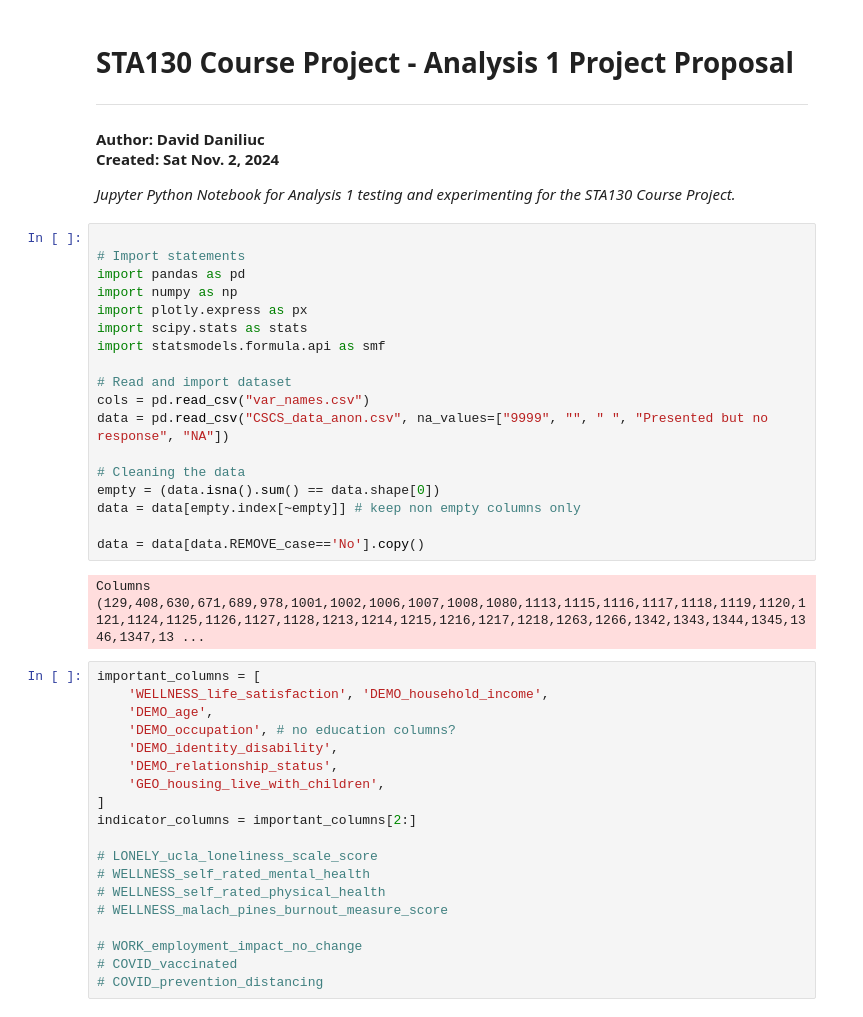
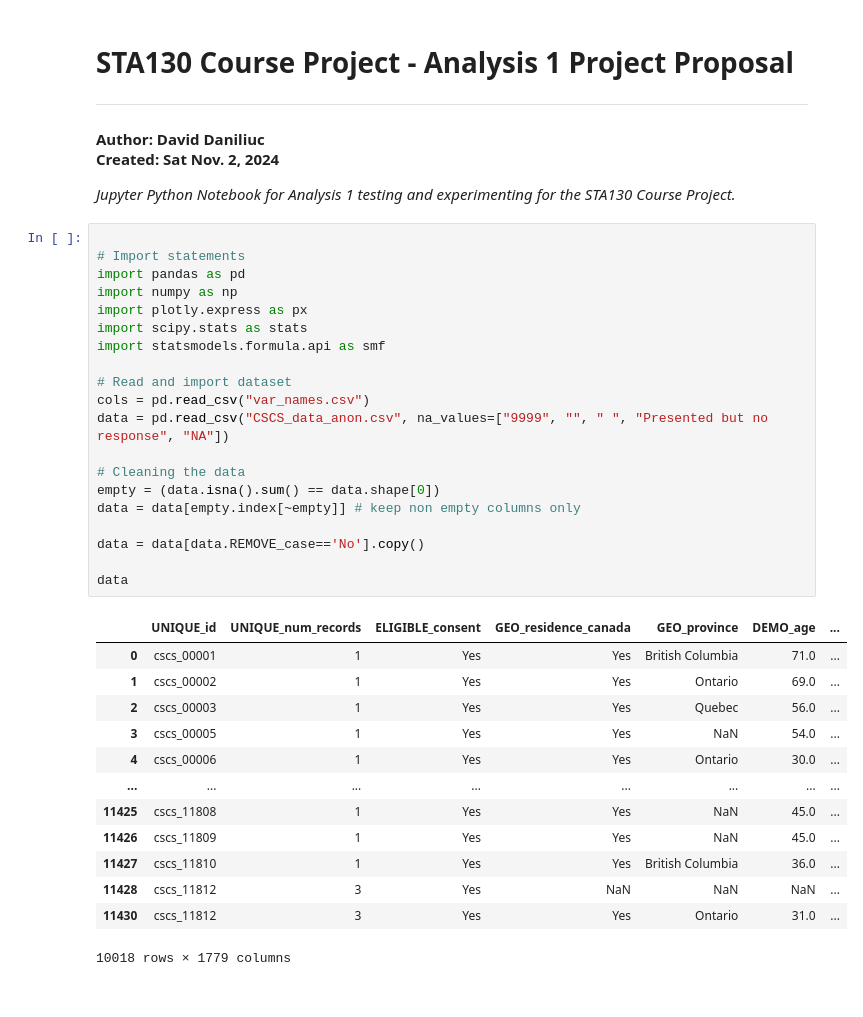
Before and after one commit to vicdenz/sta130-uoft, a Jupyter notebook: course_project/proposal_analysis1.ipynb, the cells around one changed output. Cells and saved outputs as stored; diff of their text form.

```diff
--- a/course_project/proposal_analysis1.ipynb
+++ b/course_project/proposal_analysis1.ipynb
@@ -7,41 +7,36 @@
 # %%
 
 # Import statements
 import pandas as pd
 import numpy as np
 import plotly.express as px
 import scipy.stats as stats
 import statsmodels.formula.api as smf
 
 # Read and import dataset
 cols = pd.read_csv("var_names.csv")
 data = pd.read_csv("CSCS_data_anon.csv", na_values=["9999", "", " ", "Presented but no response", "NA"])
 
 # Cleaning the data
 empty = (data.isna().sum() == data.shape[0])
 data = data[empty.index[~empty]] # keep non empty columns only
 
 data = data[data.REMOVE_case=='No'].copy()
+
+data
 # %% [output]
+|  | UNIQUE_id | UNIQUE_num_records | ELIGIBLE_consent | GEO_residence_canada | GEO_province | DEMO_age | ... |
+| 0 | cscs_00001 | 1 | Yes | Yes | British Columbia | 71.0 | ... |
+| 1 | cscs_00002 | 1 | Yes | Yes | Ontario | 69.0 | ... |
+| 2 | cscs_00003 | 1 | Yes | Yes | Quebec | 56.0 | ... |
+| 3 | cscs_00005 | 1 | Yes | Yes | NaN | 54.0 | ... |
+| 4 | cscs_00006 | 1 | Yes | Yes | Ontario | 30.0 | ... |
+| ... | ... | ... | ... | ... | ... | ... | ... |
+| 11425 | cscs_11808 | 1 | Yes | Yes | NaN | 45.0 | ... |
+| 11426 | cscs_11809 | 1 | Yes | Yes | NaN | 45.0 | ... |
+| 11427 | cscs_11810 | 1 | Yes | Yes | British Columbia | 36.0 | ... |
+| 11428 | cscs_11812 | 3 | Yes | NaN | NaN | NaN | ... |
+| 11430 | cscs_11812 | 3 | Yes | Yes | Ontario | 31.0 | ... |
-Columns (129,408,630,671,689,978,1001,1002,1006,1007,1008,1080,1113,1115,1116,1117,1118,1119,1120,1121,1124,1125,1126,1127,1128,1213,1214,1215,1216,1217,1218,1263,1266,1342,1343,1344,1345,1346,1347,13 ...
+10018 rows × 1779 columns
-# %%
-important_columns = [
-	'WELLNESS_life_satisfaction', 'DEMO_household_income',
-	'DEMO_age',
-	'DEMO_occupation', # no education columns?
-	'DEMO_identity_disability',
-	'DEMO_relationship_status',
-	'GEO_housing_live_with_children',
-]
-indicator_columns = important_columns[2:]
-
-# LONELY_ucla_loneliness_scale_score
-# WELLNESS_self_rated_mental_health
-# WELLNESS_self_rated_physical_health
-# WELLNESS_malach_pines_burnout_measure_score
-
-# WORK_employment_impact_no_change
-# COVID_vaccinated
-# COVID_prevention_distancing
 # %%
 ### The Correlation Between Socioeconomic Status (SES) and Mental Health During the 2021 Lockdown of the COVID-19 Pandemic
```
Also changed, not shown: parts of 10 cells of this notebook, 20 other files.
